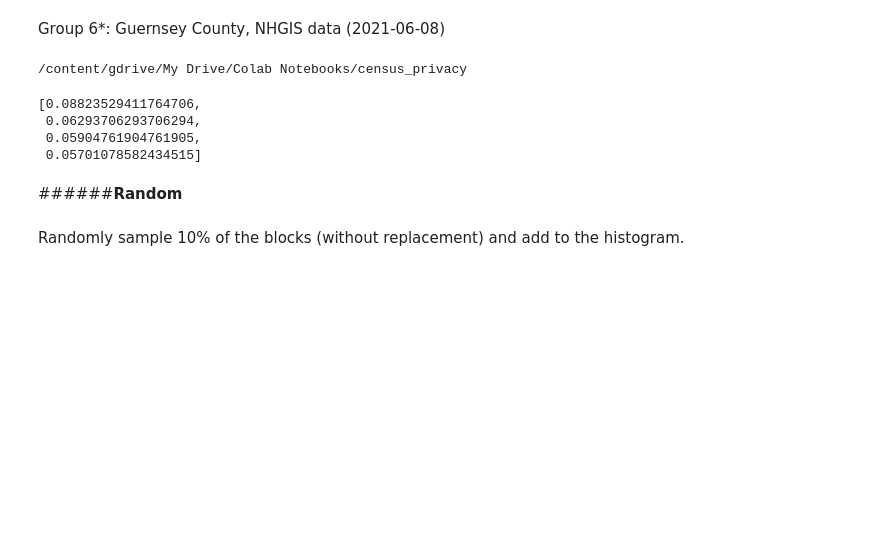
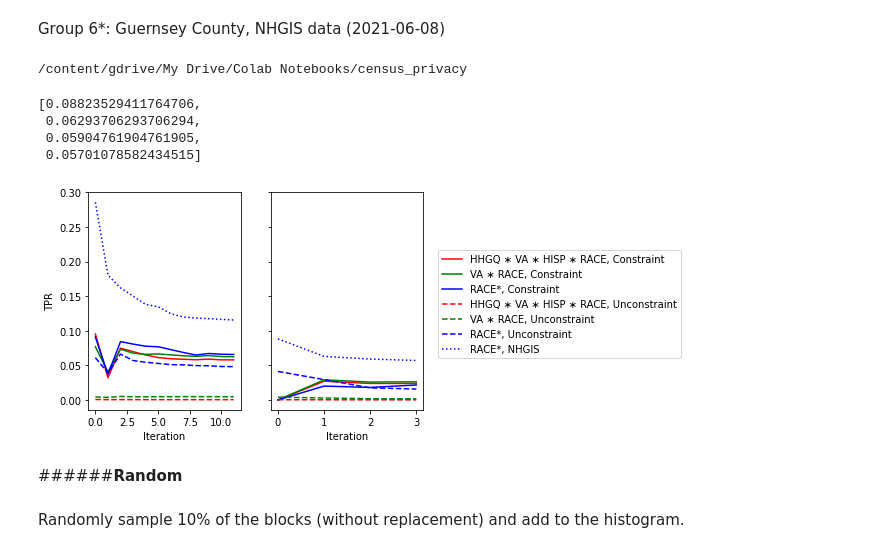
Before and after one commit to linyuehzzz/tda-eval, a Jupyter notebook: cell_uniques.ipynb, the cells around one changed output. Drawn from its saved outputs; the diff is of its cells as text; code cells hidden in the pictures; blank space fills up the shorter version.

```diff
--- a/cell_uniques.ipynb
+++ b/cell_uniques.ipynb
@@ -1008,7 +968,7 @@ hist2_nhgis_blk = hist2_nhgis_blk.rename(columns={'H72003_dp': '1', 'H72004_dp':
 k10 = weights.Rook.from_dataframe(data_tract_g)
 
 tract_index = [max_index]
-tpr_nhgis_g = []
+tpr_race_nhgis_g = []
 flag = 0
 while flag < 1:
     if len(tract_index) == len(data_tract_g):
@@ -1025,20 +985,51 @@ while flag < 1:
     u = hist2_sub == 1  # uniques after noise injection
     n_u = np.unique(u.values, return_counts=True)[1][1]
     tpr_all = n_tu / n_u   # frequency of finding the true uniques
-    tpr_nhgis_g.append(tpr_all)
+    tpr_race_nhgis_g.append(tpr_all)
 
     # add neighbors
     nb_index = [k10.neighbors.get(tract) for tract in tract_index]
     nb_index = [x for sublist in nb_index for x in sublist]
     tract_index = list(set(np.append(tract_index, nb_index)))
     # print(len(tract_index))
-tpr_nhgis_g
+tpr_race_nhgis_g
 # %% [output]
 /content/gdrive/My Drive/Colab Notebooks/census_privacy
 [0.08823529411764706,
  0.06293706293706294,
  0.05904761904761905,
  0.05701078582434515]
+# %%
+import matplotlib.pyplot as plt
+import numpy as np
+
+fig, ax = plt.subplots(nrows=1, ncols=2, sharey=True)
+
+ax[0].plot(np.array(tpr_detail), color = 'r', label='HHGQ ∗ VA ∗ HISP ∗ RACE, Constraint')
+ax[0].plot(np.array(tpr_va_race), color = 'g', label='VA ∗ RACE, Constraint')
+ax[0].plot(np.array(tpr_race), color = 'b', label='RACE*, Constraint')
+ax[0].plot(np.array(tpr_detail_ols), color = 'r', linestyle='--', label='HHGQ ∗ VA ∗ HISP ∗ RACE, Unconstraint')
+ax[0].plot(np.array(tpr_va_race_ols), color = 'g', linestyle='--', label='VA ∗ RACE, Unconstraint')
+ax[0].plot(np.array(tpr_race_ols), color = 'b', linestyle='--', label='RACE*, Unconstraint')
+ax[0].plot(np.array(tpr_race_nhgis), color = 'b', linestyle=':', label='RACE*, NHGIS')
+ax[0].set_xlabel("Iteration")
+ax[0].set_ylabel("TPR")
+
+ax[1].plot(np.array(tpr_detail_g), color = 'r', label='HHGQ ∗ VA ∗ HISP ∗ RACE, Constraint')
+ax[1].plot(np.array(tpr_va_race_g), color = 'g', label='VA ∗ RACE, Constraint')
+ax[1].plot(np.array(tpr_race_g), color = 'b', label='RACE*, Constraint')
+ax[1].plot(np.array(tpr_detail_ols_g), color = 'r', linestyle='--', label='HHGQ ∗ VA ∗ HISP ∗ RACE, Unconstraint')
+ax[1].plot(np.array(tpr_va_race_ols_g), color = 'g', linestyle='--', label='VA ∗ RACE, Unconstraint')
+ax[1].plot(np.array(tpr_race_ols_g), color = 'b', linestyle='--', label='RACE*, Unconstraint')
+ax[1].plot(np.array(tpr_race_nhgis_g), color = 'b', linestyle=':', label='RACE*, NHGIS')
+ax[1].set_xlabel("Iteration")
+
+lines, labels = fig.axes[0].get_legend_handles_labels()
+fig.legend(lines, labels, loc=5, bbox_to_anchor=(1.5, 0.5))
+
+plt.show()
+# %% [output]
+[figure, added]
 # %% [markdown]
 ######**Random**
 # %% [markdown]
```
Also changed, not shown: parts of 11 cells of this notebook.
